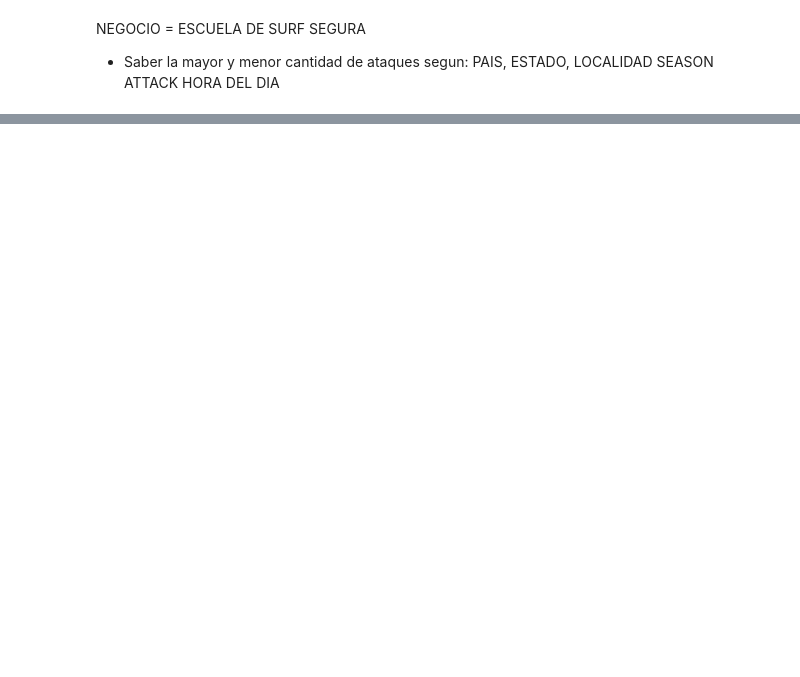
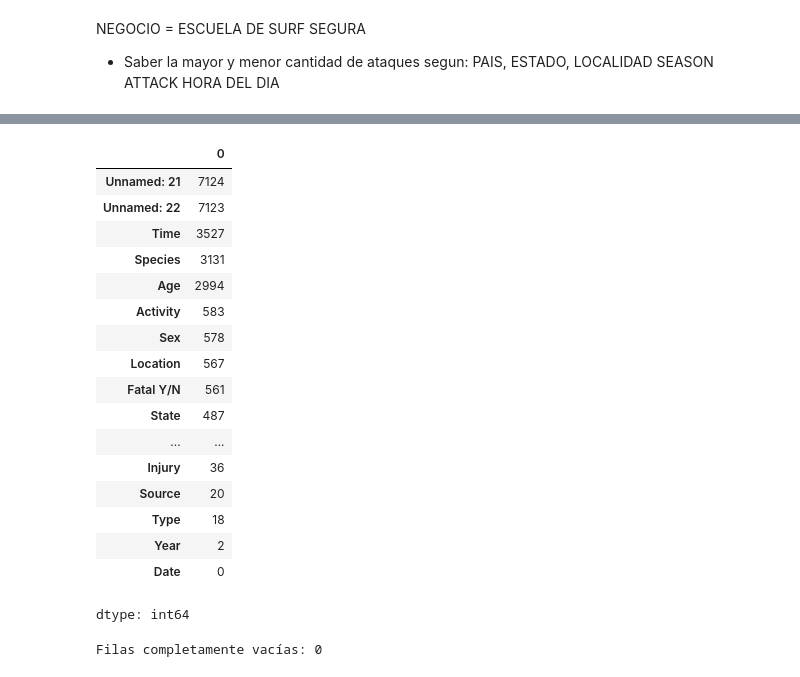
Before and after one commit to joaompais-rgb/Data_Cleaning_pandas, a Jupyter notebook: Cleaning.ipynb, the cells around one changed output, grey strips where cells are left out. Cells and saved outputs as stored; diff of their text form; code cells hidden in the pictures; blank space fills up the shorter version.

```diff
--- a/Cleaning.ipynb
+++ b/Cleaning.ipynb
@@ -86,0 +198,25 @@ HORA DEL DIA
+# %%
+(len(df_shark_attacks) - df_shark_attacks.count()).sort_values(ascending=False)
+# %% [output]
+|  | 0 |
+| Unnamed: 21 | 7124 |
+| Unnamed: 22 | 7123 |
+| Time | 3527 |
+| Species | 3131 |
+| Age | 2994 |
+| Activity | 583 |
+| Sex | 578 |
+| Location | 567 |
+| Fatal Y/N | 561 |
+| State | 487 |
+| ... | ... |
+| Injury | 36 |
+| Source | 20 |
+| Type | 18 |
+| Year | 2 |
+| Date | 0 |
+dtype: int64
+# %%
+print("Filas completamente vacías:", df_shark_attacks.isna().all(axis=1).sum())
+# %% [output]
+Filas completamente vacías: 0
```
Also changed, not shown: parts of 9 cells of this notebook.
